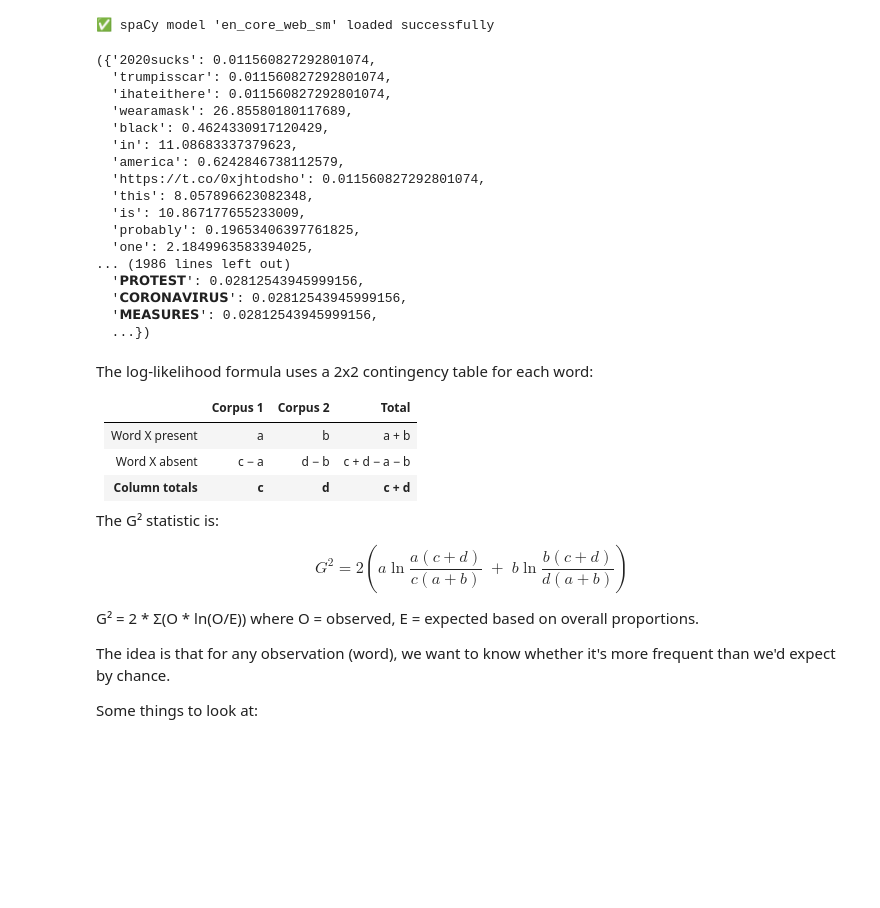
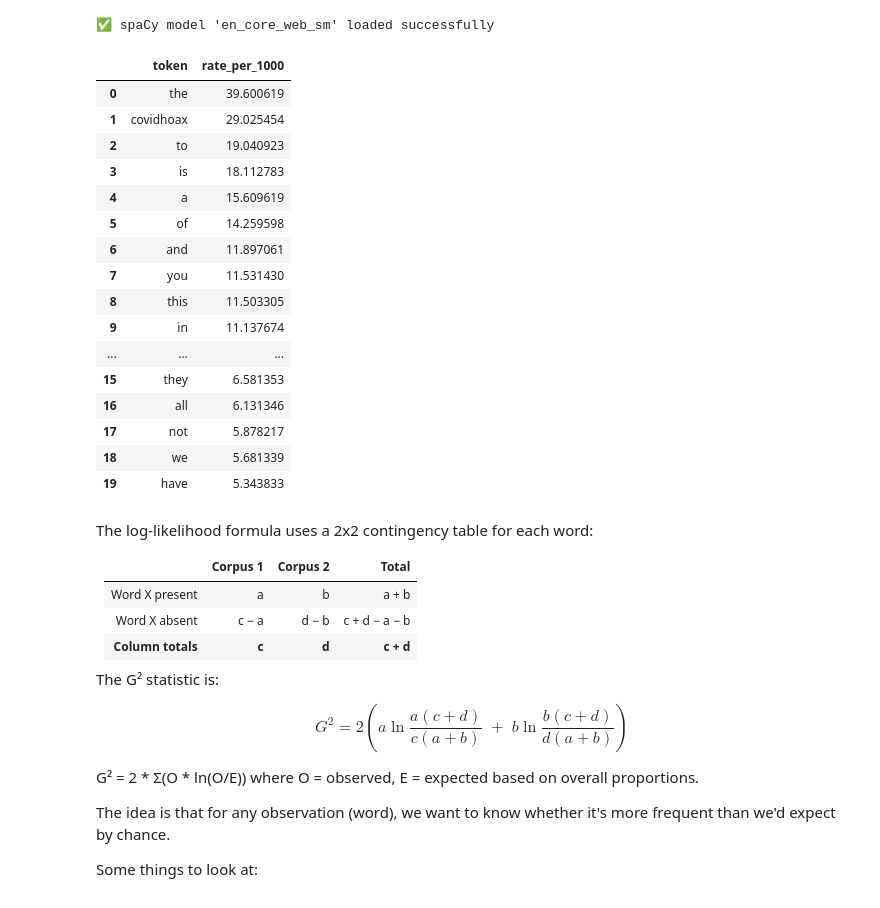
Before and after one commit to su-dataAI/data401-nlp, a Jupyter notebook: nbs/02_eda_spacy.ipynb, the cells around one changed output. Saved outputs shown, nothing was run; the diff lists cells and outputs as text; code cells hidden in the pictures; blank space fills up the shorter version.

```diff
--- a/nbs/02-eda-spacy.ipynb
+++ b/nbs/02_eda_spacy.ipynb
@@ -1151,25 +1191,40 @@ total_antimask = sum(antimask_freqs.values())
 
 norm_promask = {w: (f / total_promask) * 1000 for w, f in promask_freqs.items()}
 norm_antimask = {w: (f / total_antimask) * 1000 for w, f in antimask_freqs.items()}
-norm_promask, norm_antimask
-# %% [output]
-({'2020sucks': 0.011560827292801074,
-  'trumpisscar': 0.011560827292801074,
-  'ihateithere': 0.011560827292801074,
-  'wearamask': 26.85580180117689,
-  'black': 0.4624330917120429,
-  'in': 11.08683337379623,
-  'america': 0.6242846738112579,
-  'https://t.co/0xjhtodsho': 0.011560827292801074,
-  'this': 8.057896623082348,
-  'is': 10.867177655233009,
-  'probably': 0.19653406397761825,
-  'one': 2.1849963583394025,
-... (1986 lines left out)
-  '𝗣𝗥𝗢𝗧𝗘𝗦𝗧': 0.02812543945999156,
-  '𝗖𝗢𝗥𝗢𝗡𝗔𝗩𝗜𝗥𝗨𝗦': 0.02812543945999156,
-  '𝗠𝗘𝗔𝗦𝗨𝗥𝗘𝗦': 0.02812543945999156,
-  ...})
+# %%
+#| eval: false
+
+from collections import Counter
+
+import pandas as pd
+
+pd.DataFrame(
+    Counter(norm_promask).most_common(20),
+    columns=["token", "rate_per_1000"]
+)
+
+pd.DataFrame(
+    Counter(norm_antimask).most_common(20),
+    columns=["token", "rate_per_1000"]
+)
+# %% [output]
+|  | token | rate_per_1000 |
+| 0 | the | 39.600619 |
+| 1 | covidhoax | 29.025454 |
+| 2 | to | 19.040923 |
+| 3 | is | 18.112783 |
+| 4 | a | 15.609619 |
+| 5 | of | 14.259598 |
+| 6 | and | 11.897061 |
+| 7 | you | 11.531430 |
+| 8 | this | 11.503305 |
+| 9 | in | 11.137674 |
+| ... | ... | ... |
+| 15 | they | 6.581353 |
+| 16 | all | 6.131346 |
+| 17 | not | 5.878217 |
+| 18 | we | 5.681339 |
+| 19 | have | 5.343833 |
 # %% [markdown]
 The log-likelihood formula uses a 2x2 contingency table for each word:
 
```
Also changed, not shown: parts of 44 cells of this notebook, 5 other files.
